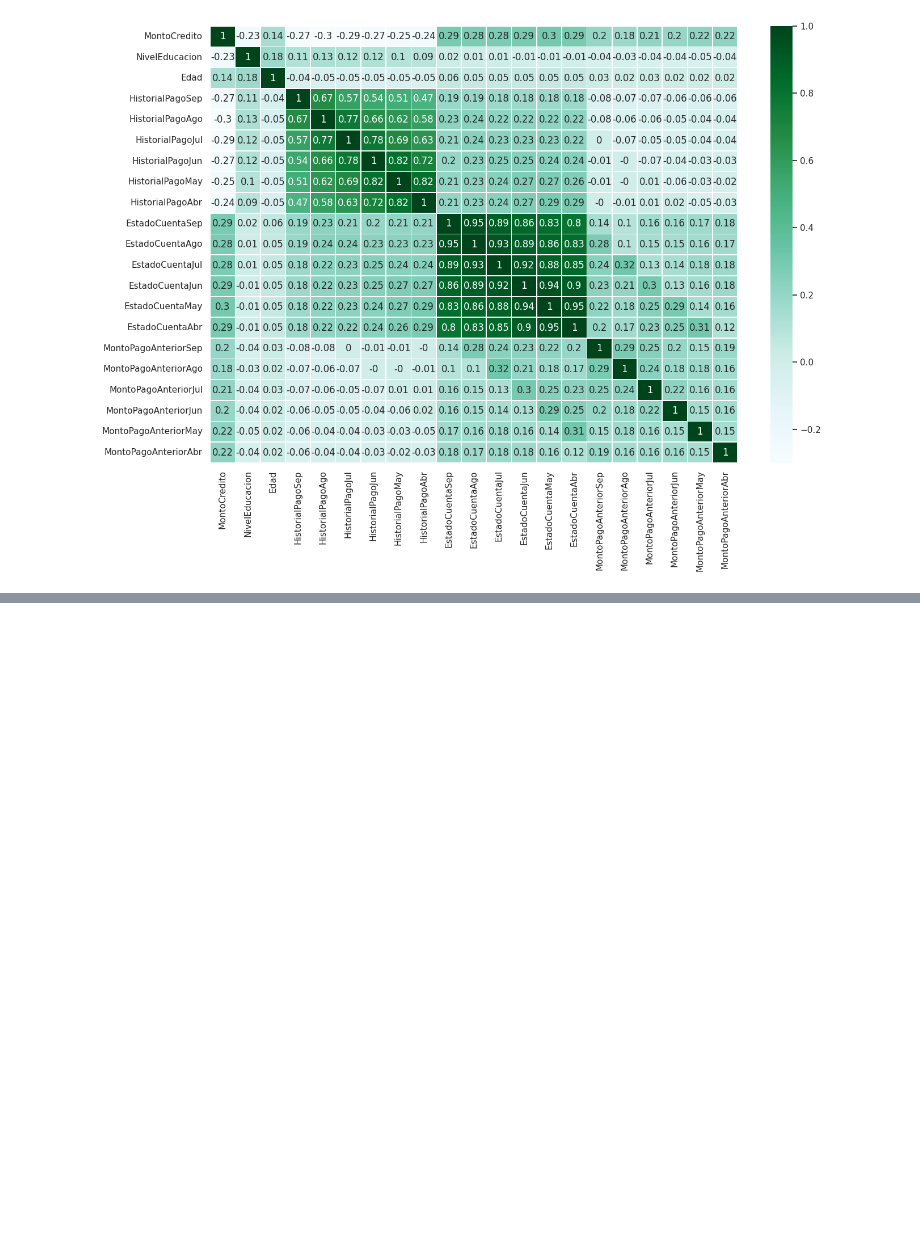
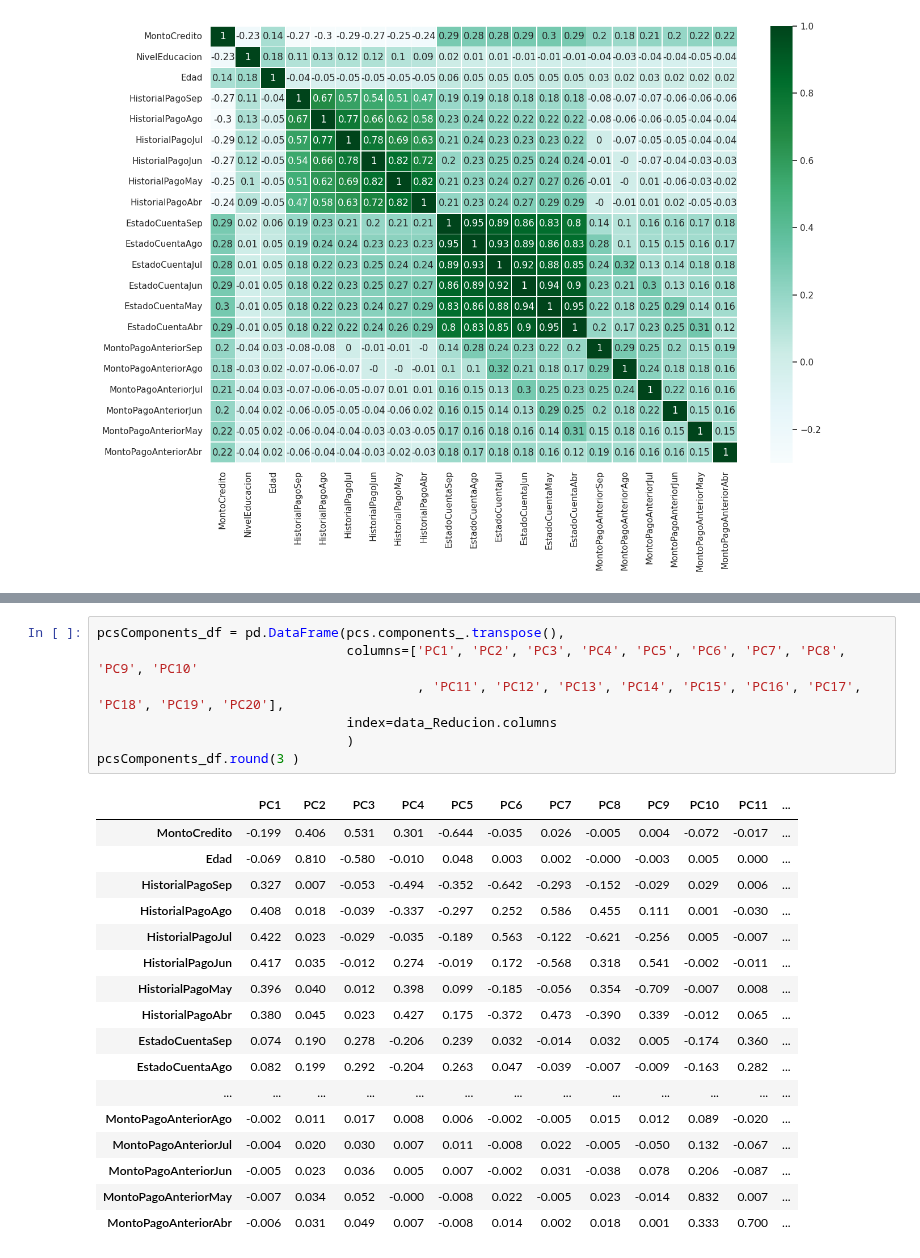
Before and after one commit to PosgradoMNA/actividades-de-aprendizaje-A01793108, a Jupyter notebook: Semana6_visualizacion.ipynb, the cells around one changed output, grey strips where cells are left out. Cells and saved outputs as stored; diff of their text form; blank space fills up the shorter version.

```diff
--- a/Semana6_visualizacion.ipynb
+++ b/Semana6_visualizacion.ipynb
@@ -476,0 +535,25 @@ sns.heatmap(data_Reducion.corr(method='pearson').round(2), annot = True, linewid
+# %%
+pcsComponents_df = pd.DataFrame(pcs.components_.transpose(),
+                                columns=['PC1', 'PC2', 'PC3', 'PC4', 'PC5', 'PC6', 'PC7', 'PC8', 'PC9', 'PC10'
+                                         , 'PC11', 'PC12', 'PC13', 'PC14', 'PC15', 'PC16', 'PC17', 'PC18', 'PC19', 'PC20'],
+                                index=data_Reducion.columns
+                                )
+pcsComponents_df.round(3 )
+# %% [output]
+|  | PC1 | PC2 | PC3 | PC4 | PC5 | PC6 | PC7 | PC8 | PC9 | PC10 | PC11 | ... |
+| MontoCredito | -0.199 | 0.406 | 0.531 | 0.301 | -0.644 | -0.035 | 0.026 | -0.005 | 0.004 | -0.072 | -0.017 | ... |
+| Edad | -0.069 | 0.810 | -0.580 | -0.010 | 0.048 | 0.003 | 0.002 | -0.000 | -0.003 | 0.005 | 0.000 | ... |
+| HistorialPagoSep | 0.327 | 0.007 | -0.053 | -0.494 | -0.352 | -0.642 | -0.293 | -0.152 | -0.029 | 0.029 | 0.006 | ... |
+| HistorialPagoAgo | 0.408 | 0.018 | -0.039 | -0.337 | -0.297 | 0.252 | 0.586 | 0.455 | 0.111 | 0.001 | -0.030 | ... |
+| HistorialPagoJul | 0.422 | 0.023 | -0.029 | -0.035 | -0.189 | 0.563 | -0.122 | -0.621 | -0.256 | 0.005 | -0.007 | ... |
+| HistorialPagoJun | 0.417 | 0.035 | -0.012 | 0.274 | -0.019 | 0.172 | -0.568 | 0.318 | 0.541 | -0.002 | -0.011 | ... |
+| HistorialPagoMay | 0.396 | 0.040 | 0.012 | 0.398 | 0.099 | -0.185 | -0.056 | 0.354 | -0.709 | -0.007 | 0.008 | ... |
+| HistorialPagoAbr | 0.380 | 0.045 | 0.023 | 0.427 | 0.175 | -0.372 | 0.473 | -0.390 | 0.339 | -0.012 | 0.065 | ... |
+| EstadoCuentaSep | 0.074 | 0.190 | 0.278 | -0.206 | 0.239 | 0.032 | -0.014 | 0.032 | 0.005 | -0.174 | 0.360 | ... |
+| EstadoCuentaAgo | 0.082 | 0.199 | 0.292 | -0.204 | 0.263 | 0.047 | -0.039 | -0.007 | -0.009 | -0.163 | 0.282 | ... |
+| ... | ... | ... | ... | ... | ... | ... | ... | ... | ... | ... | ... | ... |
+| MontoPagoAnteriorAgo | -0.002 | 0.011 | 0.017 | 0.008 | 0.006 | -0.002 | -0.005 | 0.015 | 0.012 | 0.089 | -0.020 | ... |
+| MontoPagoAnteriorJul | -0.004 | 0.020 | 0.030 | 0.007 | 0.011 | -0.008 | 0.022 | -0.005 | -0.050 | 0.132 | -0.067 | ... |
+| MontoPagoAnteriorJun | -0.005 | 0.023 | 0.036 | 0.005 | 0.007 | -0.002 | 0.031 | -0.038 | 0.078 | 0.206 | -0.087 | ... |
+| MontoPagoAnteriorMay | -0.007 | 0.034 | 0.052 | -0.000 | -0.008 | 0.022 | -0.005 | 0.023 | -0.014 | 0.832 | 0.007 | ... |
+| MontoPagoAnteriorAbr | -0.006 | 0.031 | 0.049 | 0.007 | -0.008 | 0.014 | 0.002 | 0.018 | 0.001 | 0.333 | 0.700 | ... |
```
Also changed, not shown: parts of 11 cells of this notebook.
